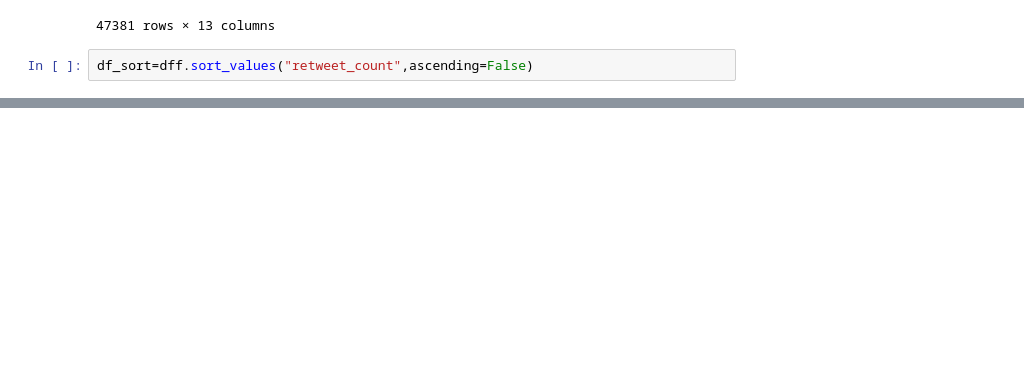
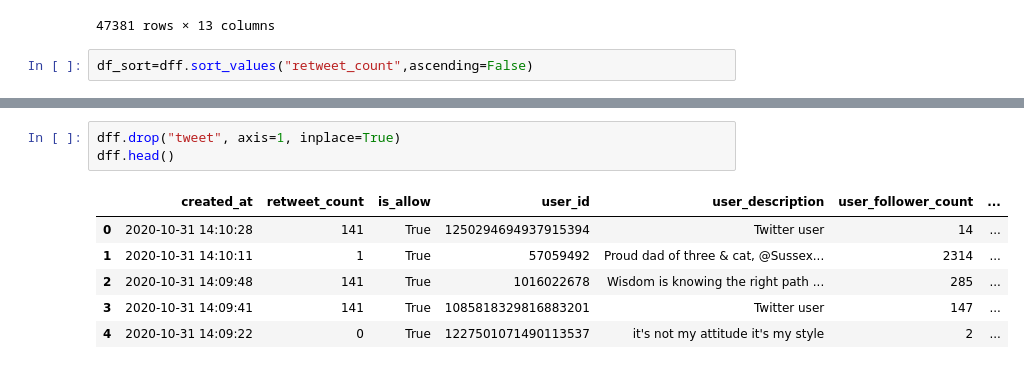
Before and after one commit to Himanshu25a/GenAI0100, a Jupyter notebook: task_10.ipynb, the cells around one changed output, grey strips where cells are left out. Drawn from its saved outputs; the diff is of its cells as text; blank space fills up the shorter version.

```diff
--- a/task_10.ipynb
+++ b/task_10.ipynb
@@ -82,0 +232,10 @@ df.
+# %%
+dff.drop("tweet", axis=1, inplace=True)
+dff.head()
+# %% [output]
+|  | created_at | retweet_count | is_allow | user_id | user_description | user_follower_count | ... |
+| 0 | 2020-10-31 14:10:28 | 141 | True | 1250294694937915394 | Twitter user | 14 | ... |
+| 1 | 2020-10-31 14:10:11 | 1 | True | 57059492 | Proud dad of three & cat, @Sussex... | 2314 | ... |
+| 2 | 2020-10-31 14:09:48 | 141 | True | 1016022678 | Wisdom is knowing the right path ... | 285 | ... |
+| 3 | 2020-10-31 14:09:41 | 141 | True | 1085818329816883201 | Twitter user | 147 | ... |
+| 4 | 2020-10-31 14:09:22 | 0 | True | 1227501071490113537 | it's not my attitude it's my style | 2 | ... |
```
Also changed, not shown: parts of 21 cells of this notebook, 6 other files.
